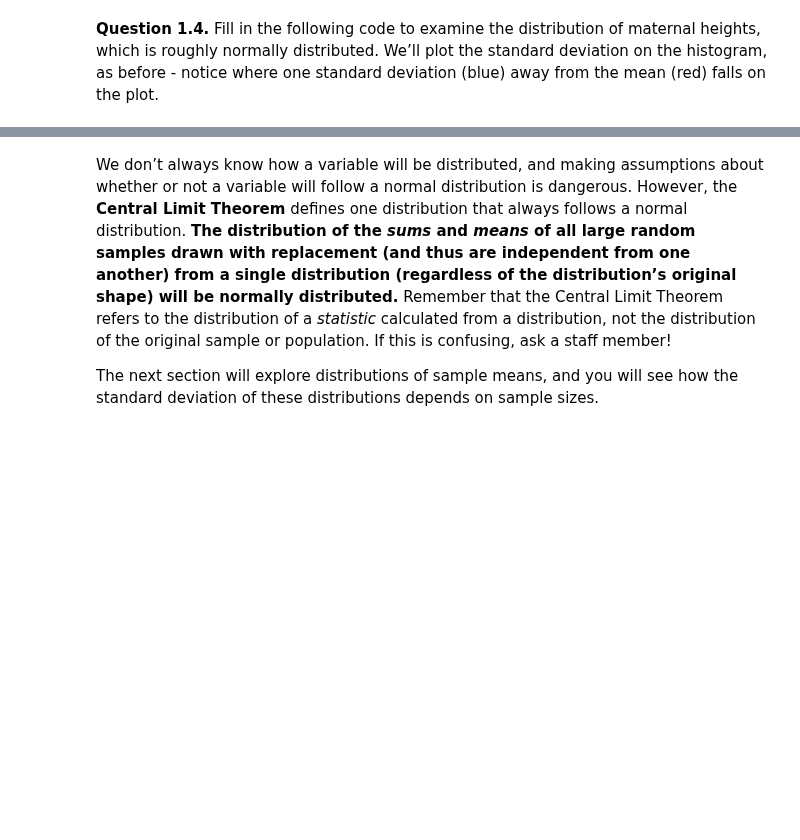
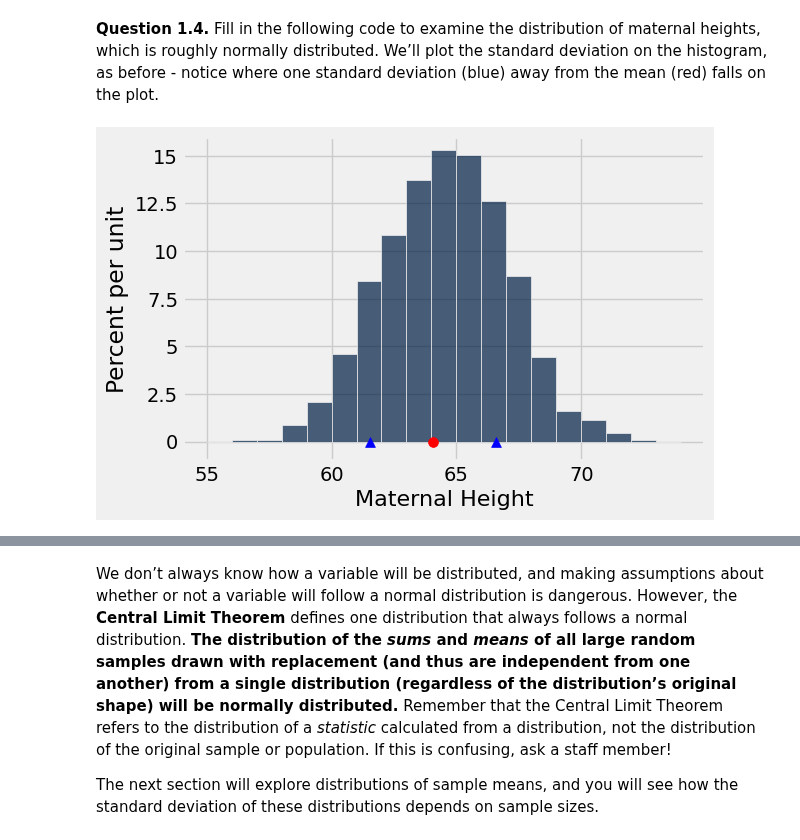
Before and after one commit to trentonbates/fall-24-data1350, a Jupyter notebook: Labs/lab08/lab08.ipynb, the cells around one changed output, grey strips where cells are left out. Drawn from its saved outputs; the diff is of its cells as text; code cells hidden in the pictures; blank space fills up the shorter version.

```diff
--- a/Labs/lab08/lab08.ipynb
+++ b/Labs/lab08/lab08.ipynb
@@ -79,13 +100,15 @@ However, the distributions of some variables allow us to easily spot the standar
 # %% [markdown]
 **Question 1.4.** Fill in the following code to examine the distribution of maternal heights, which is roughly normally distributed. We’ll plot the standard deviation on the histogram, as before - notice where one standard deviation (blue) away from the mean (red) falls on the plot.
 # %%
-height_mean = ...
-height_sd = ...
+height_mean = np.average(births.column("Maternal Height"))
+height_sd = np.std(births.column("Maternal Height"))
 births.hist("Maternal Height", bins=np.arange(55,75,1))
 
 plots.scatter((height_mean), 0, color='red', zorder=2, s=50);
 plots.scatter(height_mean+height_sd, 0, marker='^', color='blue', zorder=2, s=50);
 plots.scatter(height_mean-height_sd, 0, marker='^', color='blue', zorder=2, s=50);
 plots.ylim(-0.01, 0.16);
+# %% [output]
+[figure, added]
 # %%
 grader.check("q1_4")
```
Also changed, not shown: parts of 31 cells of this notebook, 1 other file.
